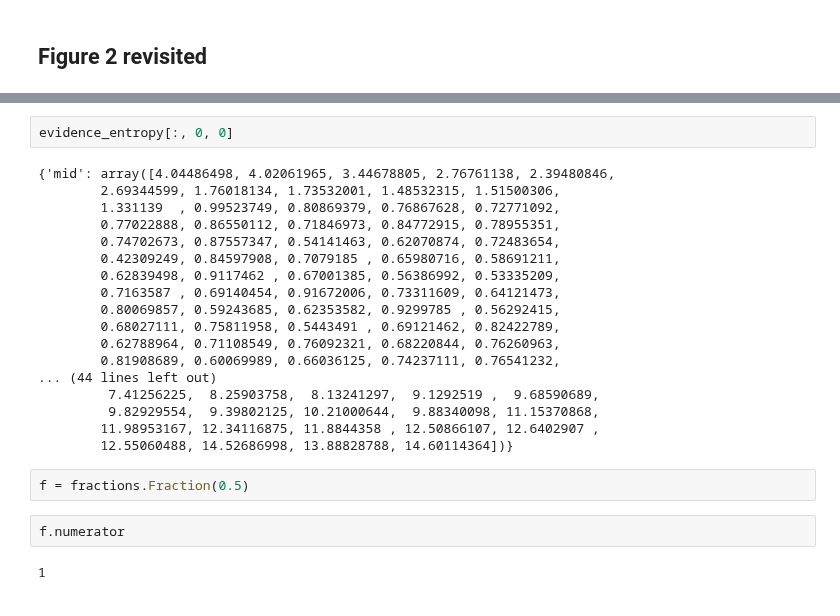
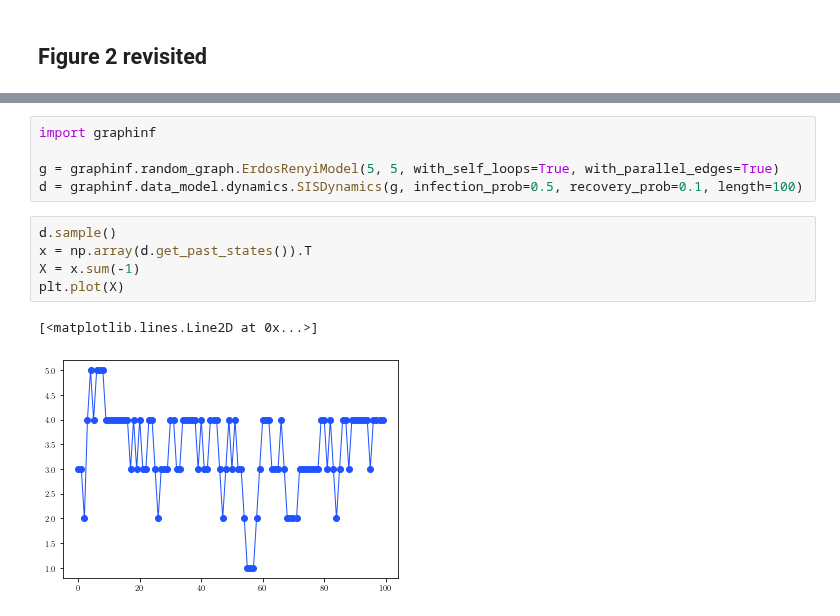
Before and after one commit to charlesmurphy1/midynet, a Jupyter notebook: notebooks/duality/figure2.ipynb, the cells around one changed output, grey strips where cells are left out. Saved outputs shown, nothing was run; the diff lists cells and outputs as text.

```diff
--- a/notebooks/duality/figure2.ipynb
+++ b/notebooks/duality/figure2.ipynb
@@ -323,26 +322,13 @@ fig.tight_layout()
-# %%
-evidence_entropy[:, 0, 0]
-# %% [output]
-{'mid': array([4.04486498, 4.02061965, 3.44678805, 2.76761138, 2.39480846,
-        2.69344599, 1.76018134, 1.73532001, 1.48532315, 1.51500306,
-        1.331139  , 0.99523749, 0.80869379, 0.76867628, 0.72771092,
-        0.77022888, 0.86550112, 0.71846973, 0.84772915, 0.78955351,
-        0.74702673, 0.87557347, 0.54141463, 0.62070874, 0.72483654,
-        0.42309249, 0.84597908, 0.7079185 , 0.65980716, 0.58691211,
-        0.62839498, 0.9117462 , 0.67001385, 0.56386992, 0.53335209,
-        0.7163587 , 0.69140454, 0.91672006, 0.73311609, 0.64121473,
-        0.80069857, 0.59243685, 0.62353582, 0.9299785 , 0.56292415,
-        0.68027111, 0.75811958, 0.5443491 , 0.69121462, 0.82422789,
-        0.62788964, 0.71108549, 0.76092321, 0.68220844, 0.76260963,
-        0.81908689, 0.60069989, 0.66036125, 0.74237111, 0.76541232,
-... (44 lines left out)
-         7.41256225,  8.25903758,  8.13241297,  9.1292519 ,  9.68590689,
-         9.82929554,  9.39802125, 10.21000644,  9.88340098, 11.15370868,
-        11.98953167, 12.34116875, 11.8844358 , 12.50866107, 12.6402907 ,
-        12.55060488, 14.52686998, 13.88828788, 14.60114364])}
-# %%
-f = fractions.Fraction(0.5)
-# %%
-f.numerator
-# %% [output]
-1
+# %%
+import graphinf
+
+g = graphinf.random_graph.ErdosRenyiModel(5, 5, with_self_loops=True, with_parallel_edges=True)
+d = graphinf.data_model.dynamics.SISDynamics(g, infection_prob=0.5, recovery_prob=0.1, length=100)
+# %%
+d.sample()
+x = np.array(d.get_past_states()).T
+X = x.sum(-1)
+plt.plot(X)
+# %% [output]
+[<matplotlib.lines.Line2D at 0x...>]
+[figure, added]
```
Also changed, not shown: parts of 7 cells of this notebook, 1 other file.
